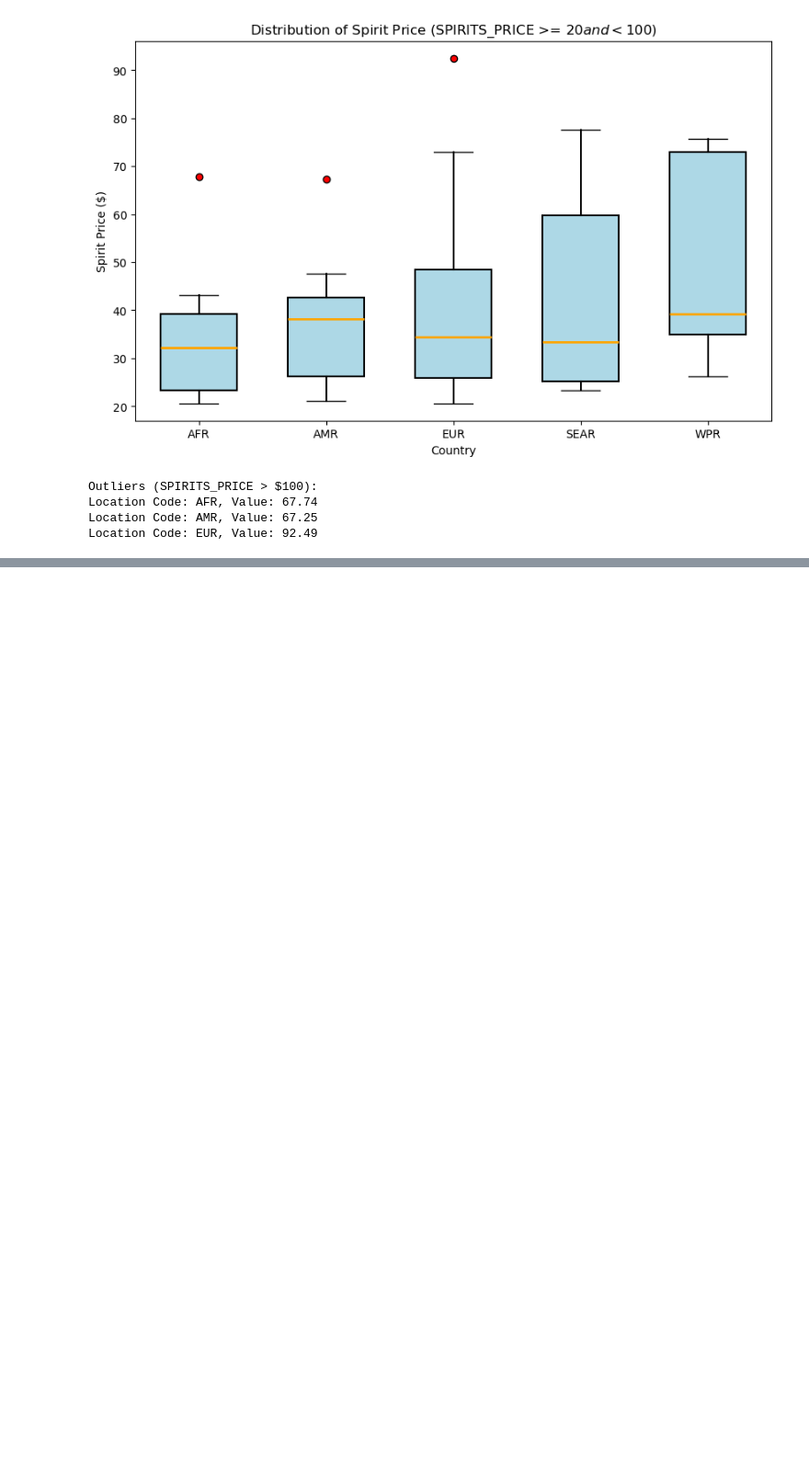
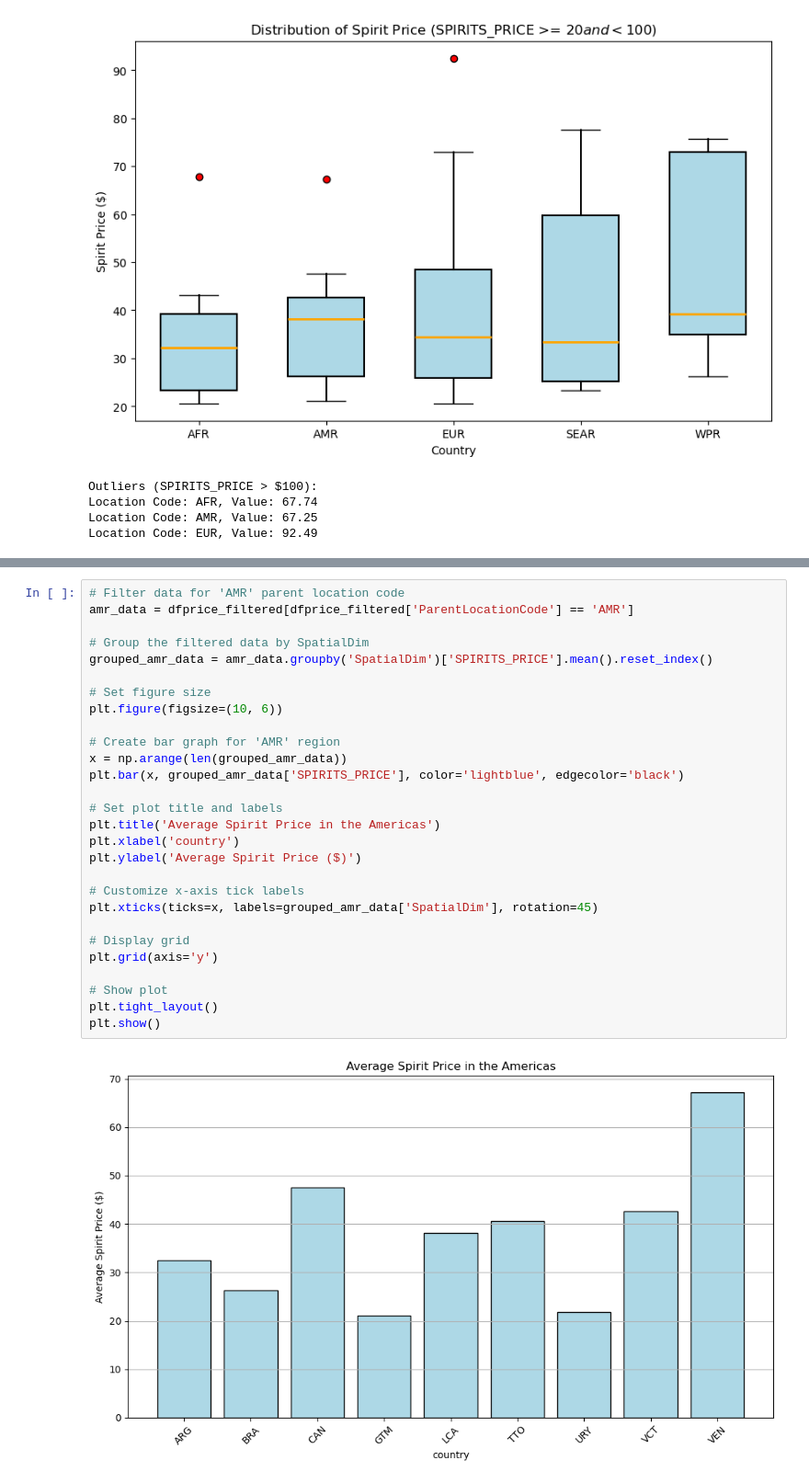
Before and after one commit to ThePennyGoblin/SMU_BootCamp_-Project_1, a Jupyter notebook: WHO Data API/Scratpad_Analysis.ipynb, the cells around one changed output, grey strips where cells are left out. Shown at 92% size. Saved outputs shown, nothing was run; the diff lists cells and outputs as text; blank space fills up the shorter version.

```diff
--- a/WHO Data API/Scratpad_Analysis.ipynb
+++ b/WHO Data API/Scratpad_Analysis.ipynb
@@ -574,0 +614,30 @@ Parent Location Code: EUR, Spatial Dimension: ARM, Value: 92.49
+# %%
+# Filter data for 'AMR' parent location code
+amr_data = dfprice_filtered[dfprice_filtered['ParentLocationCode'] == 'AMR']
+
+# Group the filtered data by SpatialDim
+grouped_amr_data = amr_data.groupby('SpatialDim')['SPIRITS_PRICE'].mean().reset_index()
+
+# Set figure size
+plt.figure(figsize=(10, 6))
+
+# Create bar graph for 'AMR' region
+x = np.arange(len(grouped_amr_data))
+plt.bar(x, grouped_amr_data['SPIRITS_PRICE'], color='lightblue', edgecolor='black')
+
+# Set plot title and labels
+plt.title('Average Spirit Price in the Americas')
+plt.xlabel('country')
+plt.ylabel('Average Spirit Price ($)')
+
+# Customize x-axis tick labels
+plt.xticks(ticks=x, labels=grouped_amr_data['SpatialDim'], rotation=45)
+
+# Display grid
+plt.grid(axis='y')
+
+# Show plot
+plt.tight_layout()
+plt.show()
+# %% [output]
+[figure, added]
```
Also changed, not shown: parts of 7 cells of this notebook, 11 other files.
